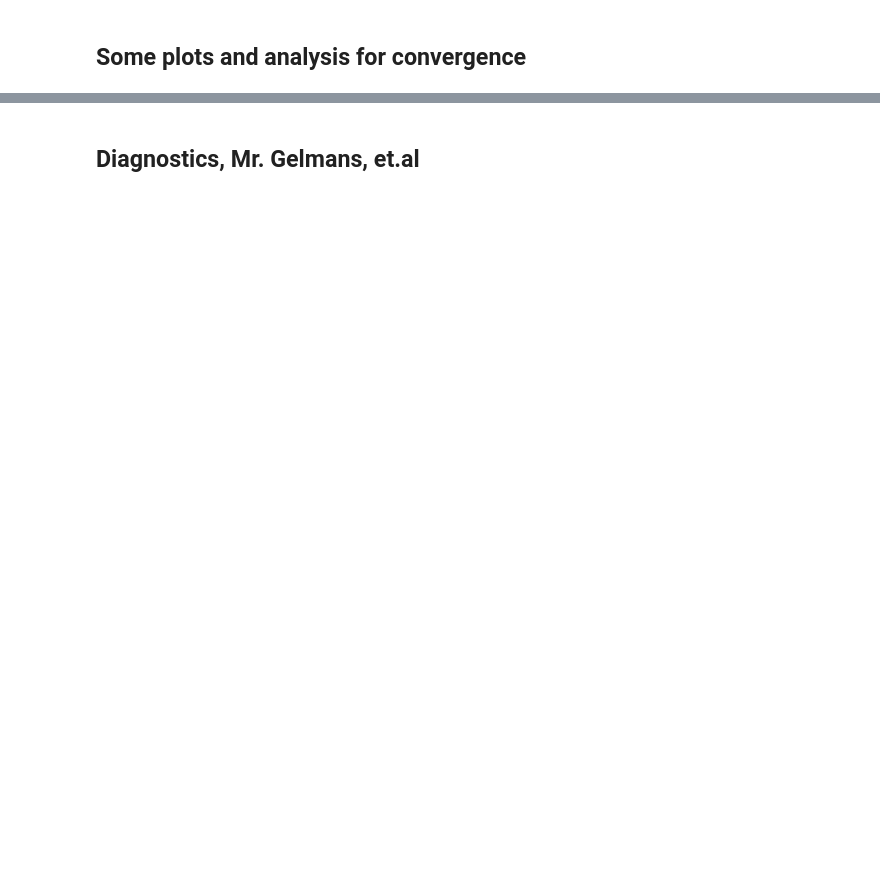
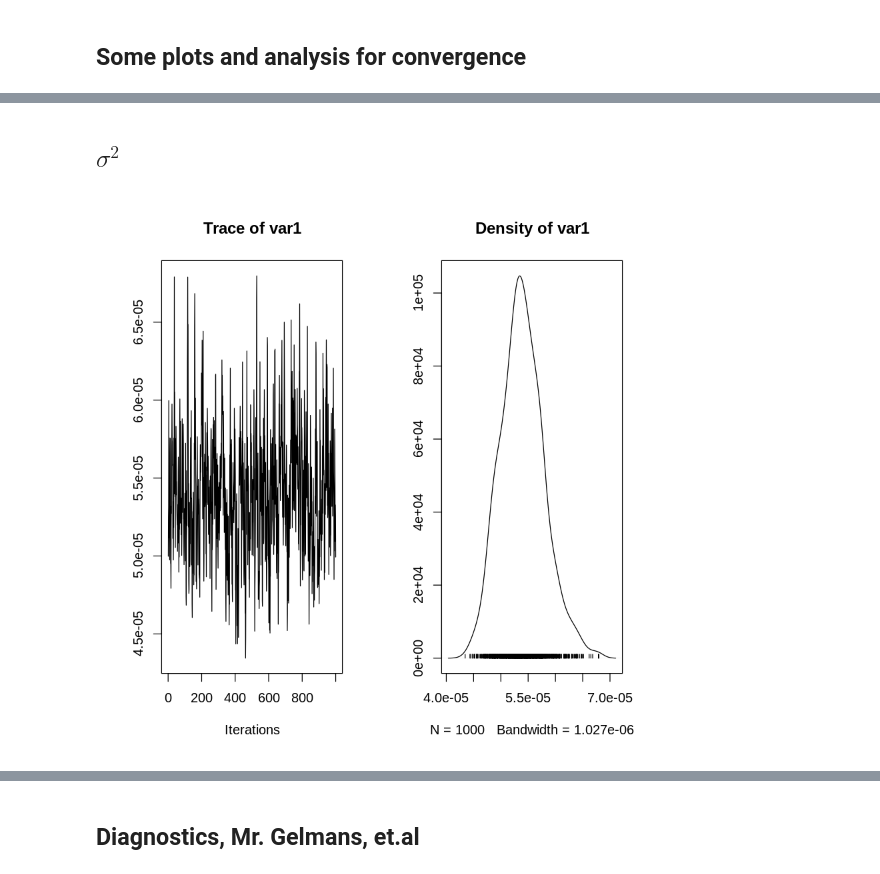
Before and after one commit to molgor/biospytial, a Jupyter notebook: ipython-notebooks/demos/statistical_models/binomial_examples/presence-only_model/CAR_models/model2/[Joint Model 2] CAR model.ipynb, the cells around one changed output, grey strips where cells are left out. Drawn from its saved outputs; the diff is of its cells as text; code cells hidden in the pictures; blank space fills up the shorter version.

```diff
--- a/ipython-notebooks/demos/statistical_models/binomial_examples/presence-only_model/CAR_models/model2/[Joint Model 2] CAR model.ipynb
+++ b/ipython-notebooks/demos/statistical_models/binomial_examples/presence-only_model/CAR_models/model2/[Joint Model 2] CAR model.ipynb
@@ -277,0 +177,8 @@ plot(results$ind.model.P$model.results$samples$tau2)
+# %% [markdown]
+## $\sigma^2$
+# %%
+plot(results$S$samples$sigma2)
+#plot(results$ind.model.S$model.results$samples$sigma2)
+#plot(results$ind.model.P$model.results$samples$sigma2)
+# %% [output]
+[figure, added]
```
Also changed, not shown: parts of 34 cells of this notebook, 2 other files.
